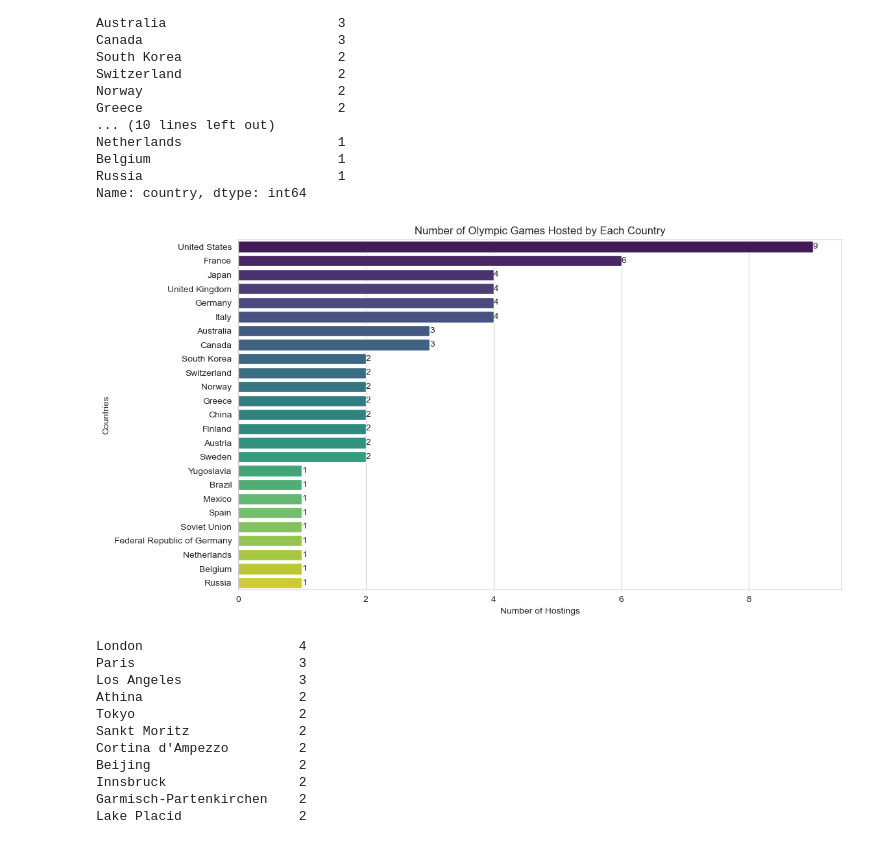
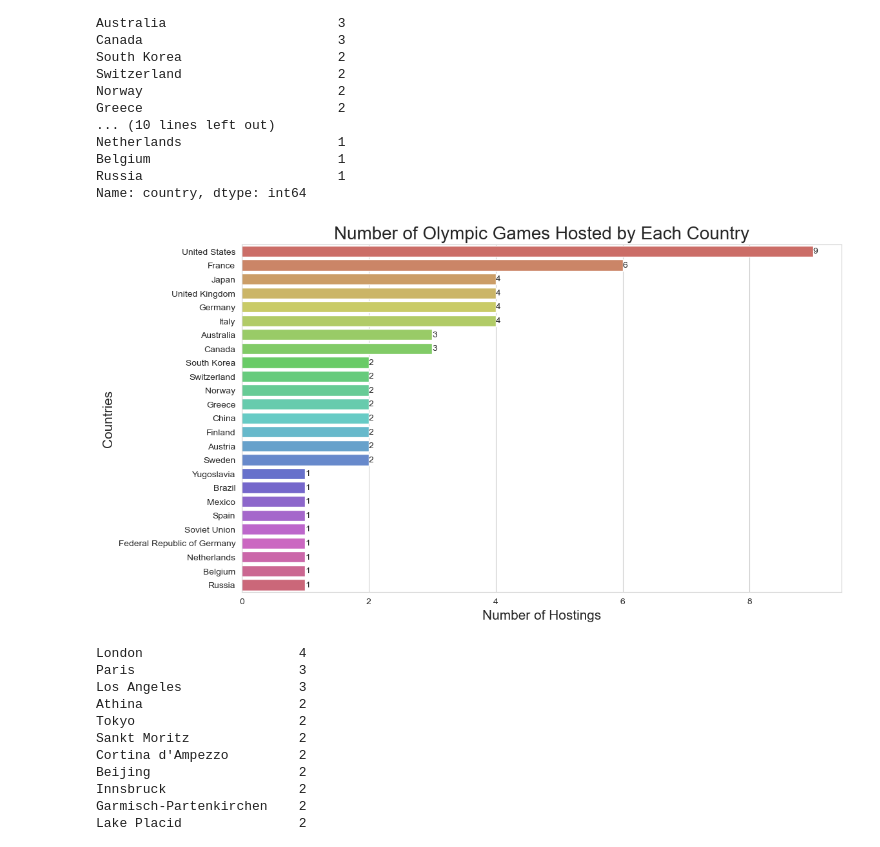
Before and after one commit to gururaser/data-analysis-of-olympic-games, a Jupyter notebook: data_analysis_of_olympic_games.ipynb, the cells around one changed output. Drawn from its saved outputs; the diff is of its cells as text; code cells hidden in the pictures.

```diff
--- a/data_analysis_of_olympic_games.ipynb
+++ b/data_analysis_of_olympic_games.ipynb
@@ -192,20 +192,20 @@ top_countries = host_counts.index[:2]
 # %%
 plt.figure(figsize = (12,7))
 sns.set_style('whitegrid')
 ax = sns.countplot(
     y = 'country',
     data = places_w_nec_cols,
     order = host_counts.index,
-    palette = "viridis")
+    palette = "hls")
 ax.bar_label(ax.containers[0])
 # Set the title and axis labels
-plt.title("Number of Olympic Games Hosted by Each Country")
-plt.ylabel("Countries")
-plt.xlabel("Number of Hostings")
-plt.savefig('number_of_olympic_games_by_each_country',dpi = 300, bbox_inches = 'tight')
+plt.title("Number of Olympic Games Hosted by Each Country",fontsize = 20)
+plt.ylabel("Countries",fontsize = 15)
+plt.xlabel("Number of Hostings",fontsize = 15)
+plt.savefig('number_of_olympic_games_by_each_country.png',dpi = 300, bbox_inches = 'tight')
 plt.show()
 # %% [output]
-[figure, old version]
+[figure, new version]
 # %%
 places_w_nec_cols['city'].value_counts()
 # %% [output]
```
Also changed, not shown: parts of 19 cells of this notebook.
